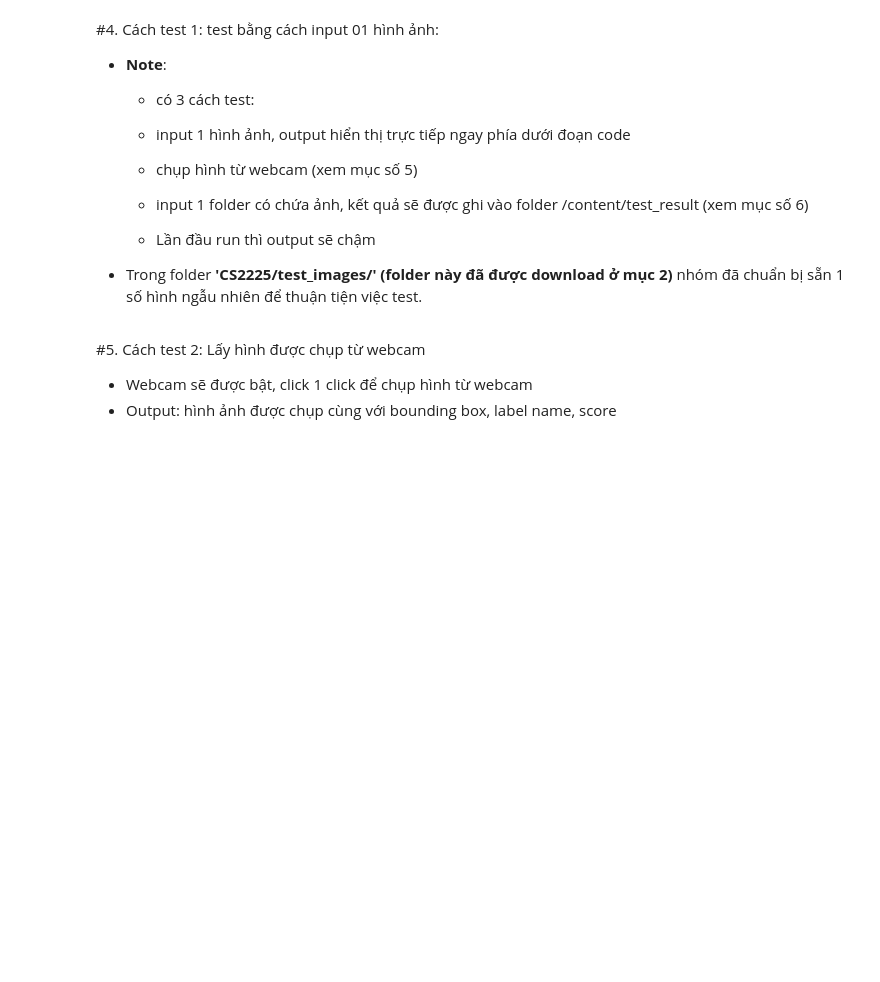
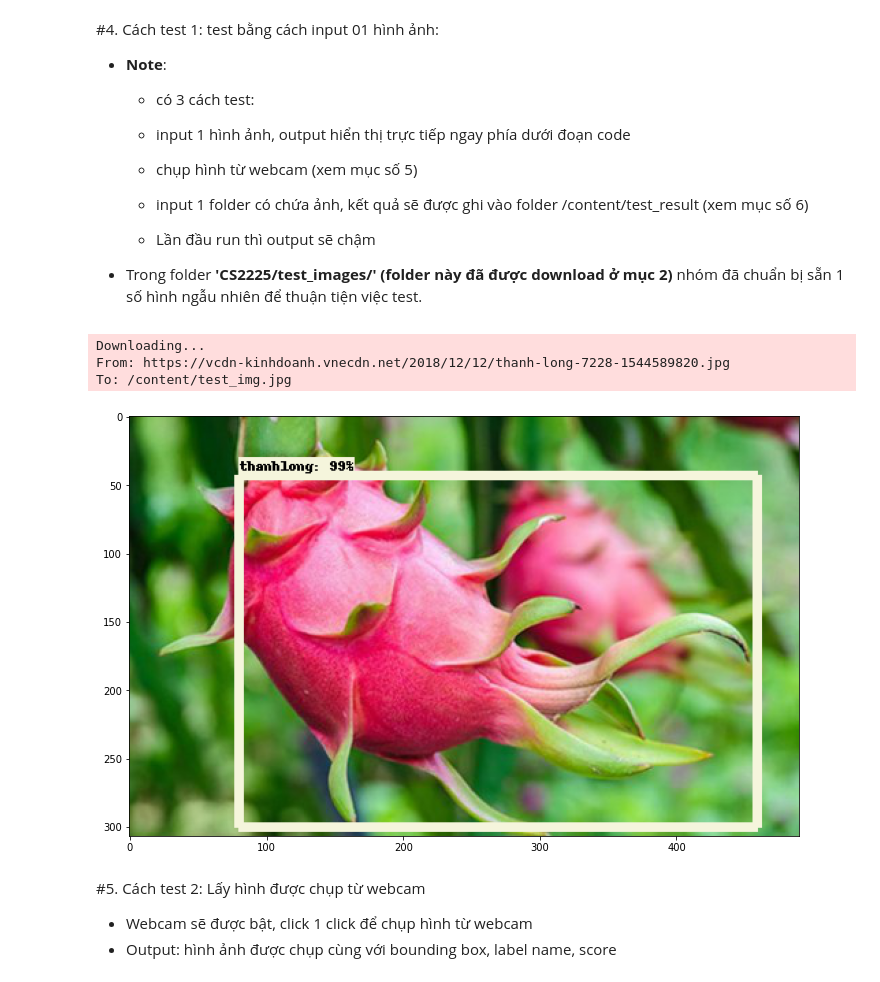
Before and after one commit to MaiNga-uit/CS2225.CH1507, a Jupyter notebook: source_code/[CS2225]Testing_6_fruits_detection_model_with_multiple_images.ipynb, the cells around one changed output. Saved outputs shown, nothing was run; the diff lists cells and outputs as text; code cells hidden in the pictures; blank space fills up the shorter version.

Commit message:
Add method download image from internet to testing

```diff
--- a/source_code/[CS2225]Testing_6_fruits_detection_model_with_multiple_images.ipynb
+++ b/source_code/[CS2225]Testing_6_fruits_detection_model_with_multiple_images.ipynb
@@ -140,44 +146,46 @@ label_map_dict = label_map_util.get_label_map_dict(label_map, use_display_name=T
 import random
 import glob
 import cv2
-from resizeimage import resizeimage
 
-#Randomly chọn hình ảnh trong folder CS2225/test_images
-TEST_IMAGE_PATHS = glob.glob('/content/CS2225/test_images/*.jpg')
-img = random.choice(TEST_IMAGE_PATHS)
-# img = '/content/CS2225/test_images/thanhlong_2.jpg'
+# Cách 1.a: Cung cấp 1 url để download hình ảnh từ internet về:
+imgUrl = 'https://vcdn-kinhdoanh.vnecdn.net/2018/12/12/thanh-long-7228-1544589820.jpg'
+gdown.download(imgUrl, '/content/test_img.jpg', quiet=False)
+img = '/content/test_img.jpg'
 
-# with open(img, 'r+b') as f:
-#     with Image.open(f) as image:
-#         cover = resizeimage.resize_cover(image, [300, 300])
-#         cover.save('/content/resized_test_img.jpg', image.format)
+# Cách 1.b: Randomly chọn hình ảnh trong folder CS2225/test_images - nhóm đã chuẩn bị sẵn 1 số hình để tiện việc test.
+# TEST_IMAGE_PATHS = glob.glob('/content/CS2225/test_images/*.jpg')
+# img = random.choice(TEST_IMAGE_PATHS)
 
-# resized_img = '/content/resized_test_img.jpg'
 
 image_np = load_image_into_numpy_array(img)
 input_tensor = tf.convert_to_tensor(
     np.expand_dims(image_np, 0), dtype=tf.float32)
 detections, predictions_dict, shapes = detect_fn(input_tensor)
 
 label_id_offset = 1
 image_np_with_detections = image_np.copy()
 
 viz_utils.visualize_boxes_and_labels_on_image_array(
       image_np_with_detections,
       detections['detection_boxes'][0].numpy(),
       (detections['detection_classes'][0].numpy() + label_id_offset).astype(int),
       detections['detection_scores'][0].numpy(),
       category_index,
       use_normalized_coordinates=True,
       max_boxes_to_draw=200,
       min_score_thresh=.6,
       agnostic_mode=False,
       line_thickness=7
 )
 
 plt.figure(figsize=(12,16))
 plt.imshow(image_np_with_detections)
 plt.show()
+# %% [output]
+Downloading...
+From: https://vcdn-kinhdoanh.vnecdn.net/2018/12/12/thanh-long-7228-1544589820.jpg
+To: /content/test_img.jpg
+[figure, added]
 # %% [markdown]
 #5. Cách test 2: Lấy hình được chụp từ webcam
 * Webcam sẽ được bật, click 1 click để chụp hình từ webcam
```
Also changed, not shown: parts of 3 cells of this notebook.
